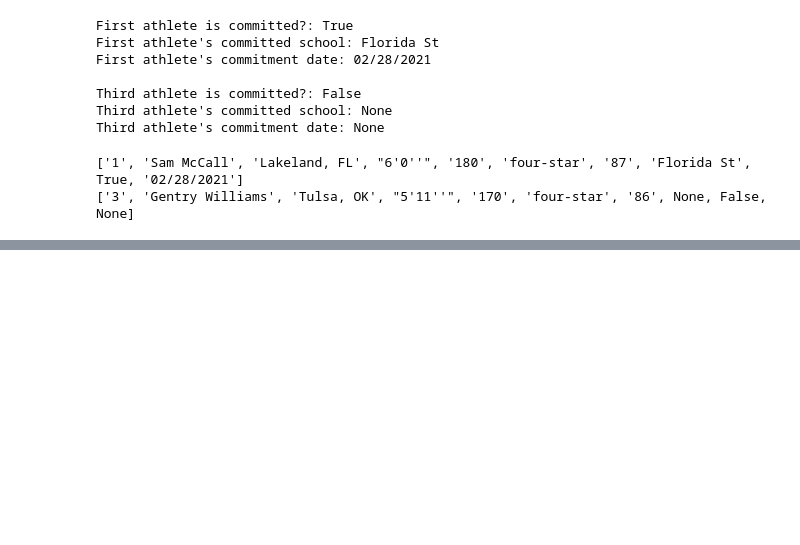
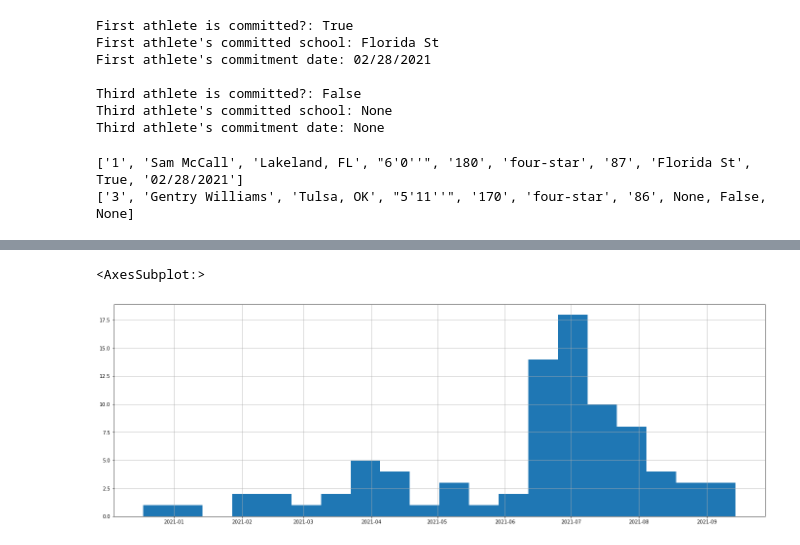
Before and after one commit to LaurenBassett/WebScraper, a Jupyter notebook: main.ipynb, the cells around one changed output, grey strips where cells are left out. Saved outputs shown, nothing was run; the diff lists cells and outputs as text; code cells hidden in the pictures; blank space fills up the shorter version.

```diff
--- a/main.ipynb
+++ b/main.ipynb
@@ -311,0 +416,8 @@ df.head(10)
+# %%
+# There is a commit date in 2022, which can't be true
+# Moving the commit date back a year
+recruits22.loc[recruits22['commit_date'] > '2022-01-01', 'commit_date'] = recruits22.loc[recruits22['commit_date'] > '2022-01-01', 'commit_date'] - pd.DateOffset(years=1)
+recruits22['commit_date'].hist(figsize=(24,8), bins = 20)
+# %% [output]
+<AxesSubplot:>
+[figure, added]
```
Also changed, not shown: parts of 12 cells of this notebook, 1 other file.
